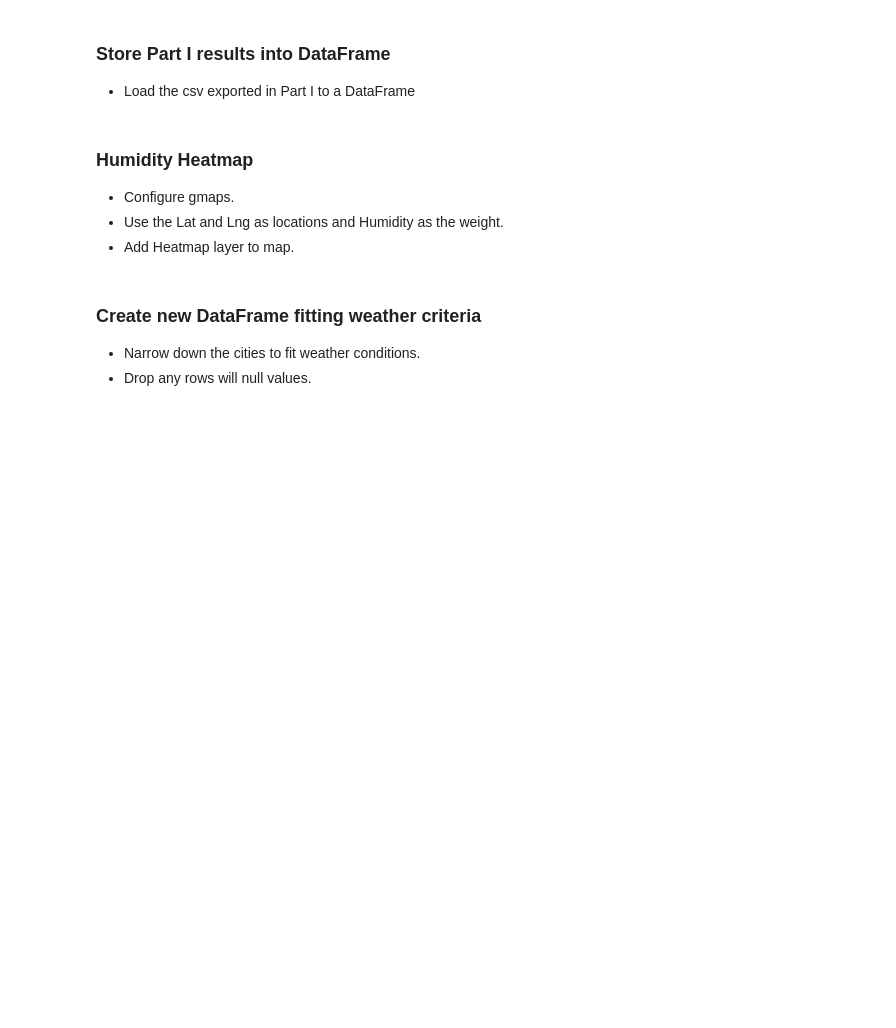
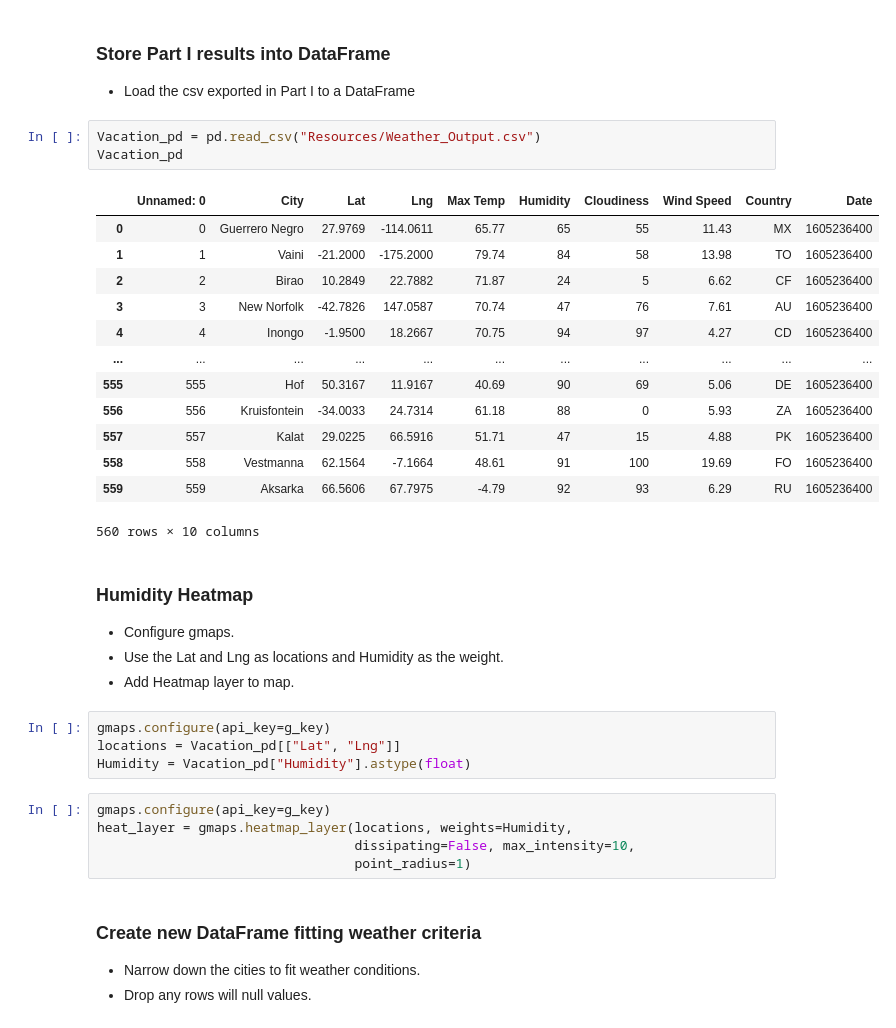
Before and after one commit to Ian916-Koenes/python-api-challenge-2, a Jupyter notebook: WeatherPy/VacationPy.ipynb, the cells around one changed output. Drawn from its saved outputs; the diff is of its cells as text; blank space fills up the shorter version.

Commit message:
added heat layer variable, drop nulls

```diff
--- a/WeatherPy/VacationPy.ipynb
+++ b/WeatherPy/VacationPy.ipynb
@@ -20,11 +20,37 @@ from api_keys import g_key
 # %% [markdown]
 ### Store Part I results into DataFrame
 * Load the csv exported in Part I to a DataFrame
+# %%
+Vacation_pd = pd.read_csv("Resources/Weather_Output.csv")
+Vacation_pd
+# %% [output]
+|  | Unnamed: 0 | City | Lat | Lng | Max Temp | Humidity | Cloudiness | Wind Speed | Country | Date |
+| 0 | 0 | Guerrero Negro | 27.9769 | -114.0611 | 65.77 | 65 | 55 | 11.43 | MX | 1605236400 |
+| 1 | 1 | Vaini | -21.2000 | -175.2000 | 79.74 | 84 | 58 | 13.98 | TO | 1605236400 |
+| 2 | 2 | Birao | 10.2849 | 22.7882 | 71.87 | 24 | 5 | 6.62 | CF | 1605236400 |
+| 3 | 3 | New Norfolk | -42.7826 | 147.0587 | 70.74 | 47 | 76 | 7.61 | AU | 1605236400 |
+| 4 | 4 | Inongo | -1.9500 | 18.2667 | 70.75 | 94 | 97 | 4.27 | CD | 1605236400 |
+| ... | ... | ... | ... | ... | ... | ... | ... | ... | ... | ... |
+| 555 | 555 | Hof | 50.3167 | 11.9167 | 40.69 | 90 | 69 | 5.06 | DE | 1605236400 |
+| 556 | 556 | Kruisfontein | -34.0033 | 24.7314 | 61.18 | 88 | 0 | 5.93 | ZA | 1605236400 |
+| 557 | 557 | Kalat | 29.0225 | 66.5916 | 51.71 | 47 | 15 | 4.88 | PK | 1605236400 |
+| 558 | 558 | Vestmanna | 62.1564 | -7.1664 | 48.61 | 91 | 100 | 19.69 | FO | 1605236400 |
+| 559 | 559 | Aksarka | 66.5606 | 67.7975 | -4.79 | 92 | 93 | 6.29 | RU | 1605236400 |
+560 rows × 10 columns
 # %% [markdown]
 ### Humidity Heatmap
 * Configure gmaps.
 * Use the Lat and Lng as locations and Humidity as the weight.
 * Add Heatmap layer to map.
+# %%
+gmaps.configure(api_key=g_key)
+locations = Vacation_pd[["Lat", "Lng"]]
+Humidity = Vacation_pd["Humidity"].astype(float)
+# %%
+gmaps.configure(api_key=g_key)
+heat_layer = gmaps.heatmap_layer(locations, weights=Humidity,
+                                 dissipating=False, max_intensity=10,
+                                 point_radius=1)
 # %% [markdown]
 ### Create new DataFrame fitting weather criteria
 * Narrow down the cities to fit weather conditions.
```
Also changed, not shown: parts of 2 cells of this notebook, 3 other files.
